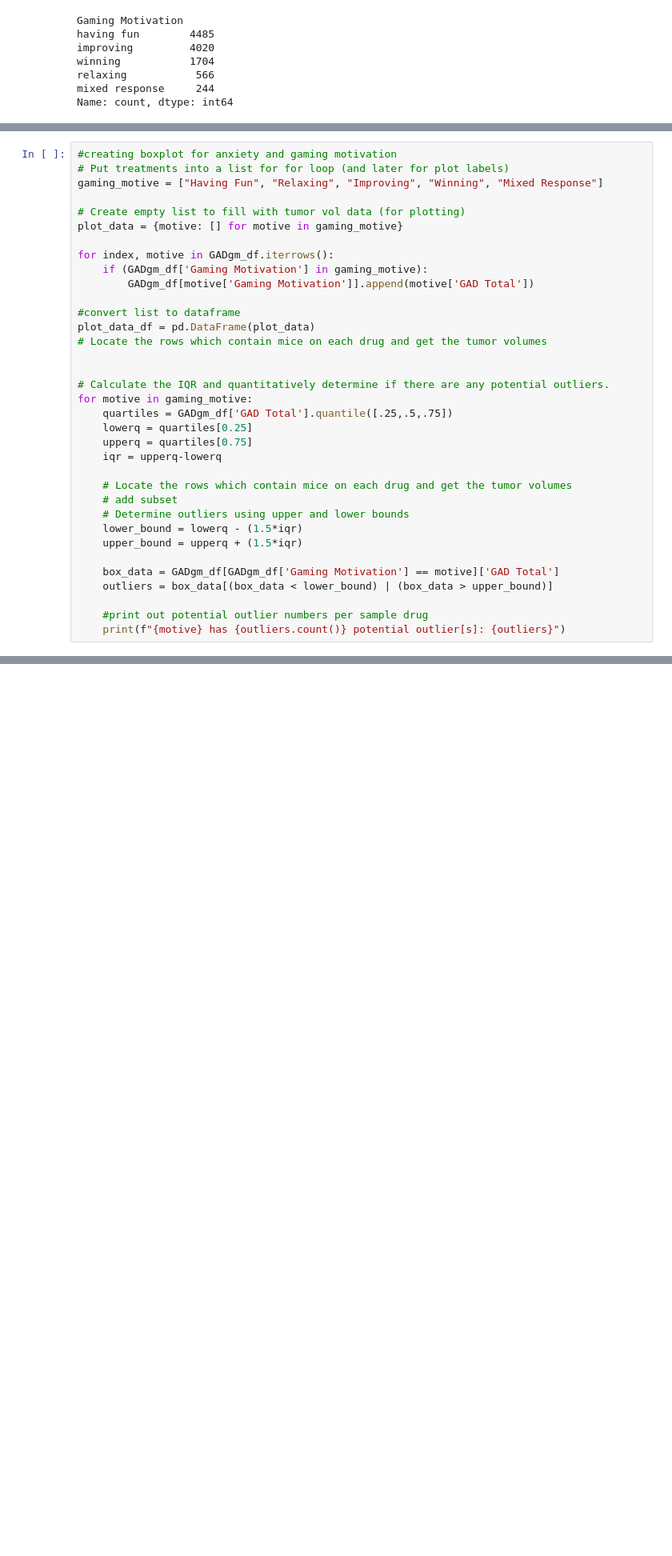
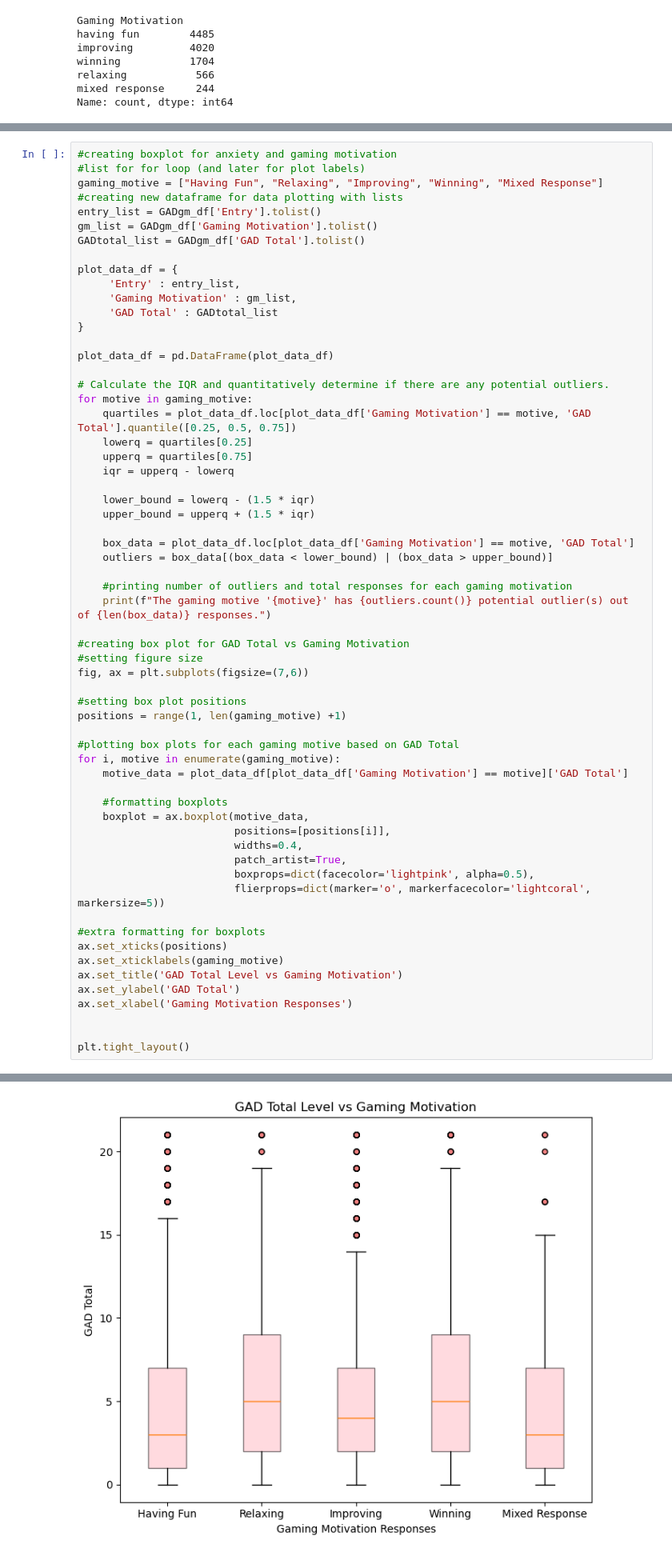
Before and after one commit to ComfyKoala/Project_1_Group_1, a Jupyter notebook: ashleys_analysis/ashleys_analysis.ipynb, the cells around one changed output, grey strips where cells are left out. Shown at 80% size. Cells and saved outputs as stored; diff of their text form; blank space fills up the shorter version.

```diff
--- a/ashleys_analysis/ashleys_analysis.ipynb
+++ b/ashleys_analysis/ashleys_analysis.ipynb
@@ -447,36 +451,62 @@ ValueError: All arrays must be of the same length
 # %%
 #creating boxplot for anxiety and gaming motivation
-# Put treatments into a list for for loop (and later for plot labels)
+#list for for loop (and later for plot labels)
 gaming_motive = ["Having Fun", "Relaxing", "Improving", "Winning", "Mixed Response"]
+#creating new dataframe for data plotting with lists
+entry_list = GADgm_df['Entry'].tolist()
+gm_list = GADgm_df['Gaming Motivation'].tolist()
+GADtotal_list = GADgm_df['GAD Total'].tolist()
 
-# Create empty list to fill with tumor vol data (for plotting)
-plot_data = {motive: [] for motive in gaming_motive}
+plot_data_df = {
+     'Entry' : entry_list,
+     'Gaming Motivation' : gm_list,
+     'GAD Total' : GADtotal_list
+}
 
-for index, motive in GADgm_df.iterrows():
-    if (GADgm_df['Gaming Motivation'] in gaming_motive):
-        GADgm_df[motive['Gaming Motivation']].append(motive['GAD Total'])
-
-#convert list to dataframe
-plot_data_df = pd.DataFrame(plot_data)
-# Locate the rows which contain mice on each drug and get the tumor volumes
-
+plot_data_df = pd.DataFrame(plot_data_df)
 
 # Calculate the IQR and quantitatively determine if there are any potential outliers.
 for motive in gaming_motive:
-    quartiles = GADgm_df['GAD Total'].quantile([.25,.5,.75])
+    quartiles = plot_data_df.loc[plot_data_df['Gaming Motivation'] == motive, 'GAD Total'].quantile([0.25, 0.5, 0.75])
     lowerq = quartiles[0.25]
     upperq = quartiles[0.75]
-    iqr = upperq-lowerq
+    iqr = upperq - lowerq
 
-    # Locate the rows which contain mice on each drug and get the tumor volumes
-    # add subset
-    # Determine outliers using upper and lower bounds
-    lower_bound = lowerq - (1.5*iqr)
-    upper_bound = upperq + (1.5*iqr)
+    lower_bound = lowerq - (1.5 * iqr)
+    upper_bound = upperq + (1.5 * iqr)
 
-    box_data = GADgm_df[GADgm_df['Gaming Motivation'] == motive]['GAD Total']
+    box_data = plot_data_df.loc[plot_data_df['Gaming Motivation'] == motive, 'GAD Total']
     outliers = box_data[(box_data < lower_bound) | (box_data > upper_bound)]
 
-    #print out potential outlier numbers per sample drug
-    print(f"{motive} has {outliers.count()} potential outlier[s]: {outliers}")
+    #printing number of outliers and total responses for each gaming motivation
+    print(f"The gaming motive '{motive}' has {outliers.count()} potential outlier(s) out of {len(box_data)} responses.")
+
+#creating box plot for GAD Total vs Gaming Motivation
+#setting figure size
+fig, ax = plt.subplots(figsize=(7,6))
+
+#setting box plot positions
+positions = range(1, len(gaming_motive) +1)
+
+#plotting box plots for each gaming motive based on GAD Total
+for i, motive in enumerate(gaming_motive):
+    motive_data = plot_data_df[plot_data_df['Gaming Motivation'] == motive]['GAD Total']
+
+    #formatting boxplots
+    boxplot = ax.boxplot(motive_data,
+                         positions=[positions[i]],
+                         widths=0.4,
+                         patch_artist=True,
+                         boxprops=dict(facecolor='lightpink', alpha=0.5),
+                         flierprops=dict(marker='o', markerfacecolor='lightcoral', markersize=5))
+
+#extra formatting for boxplots
+ax.set_xticks(positions)
+ax.set_xticklabels(gaming_motive)
+ax.set_title('GAD Total Level vs Gaming Motivation')
+ax.set_ylabel('GAD Total')
+ax.set_xlabel('Gaming Motivation Responses')
+
+
+plt.tight_layout()
 # %% [output]
@@ -484 +518,2 @@ ValueError: The truth value of a Series is ambiguous. Use a.empty, a.bool(), a.i
+[figure, added]
 # %%
```
Also changed, not shown: parts of 16 cells of this notebook.
